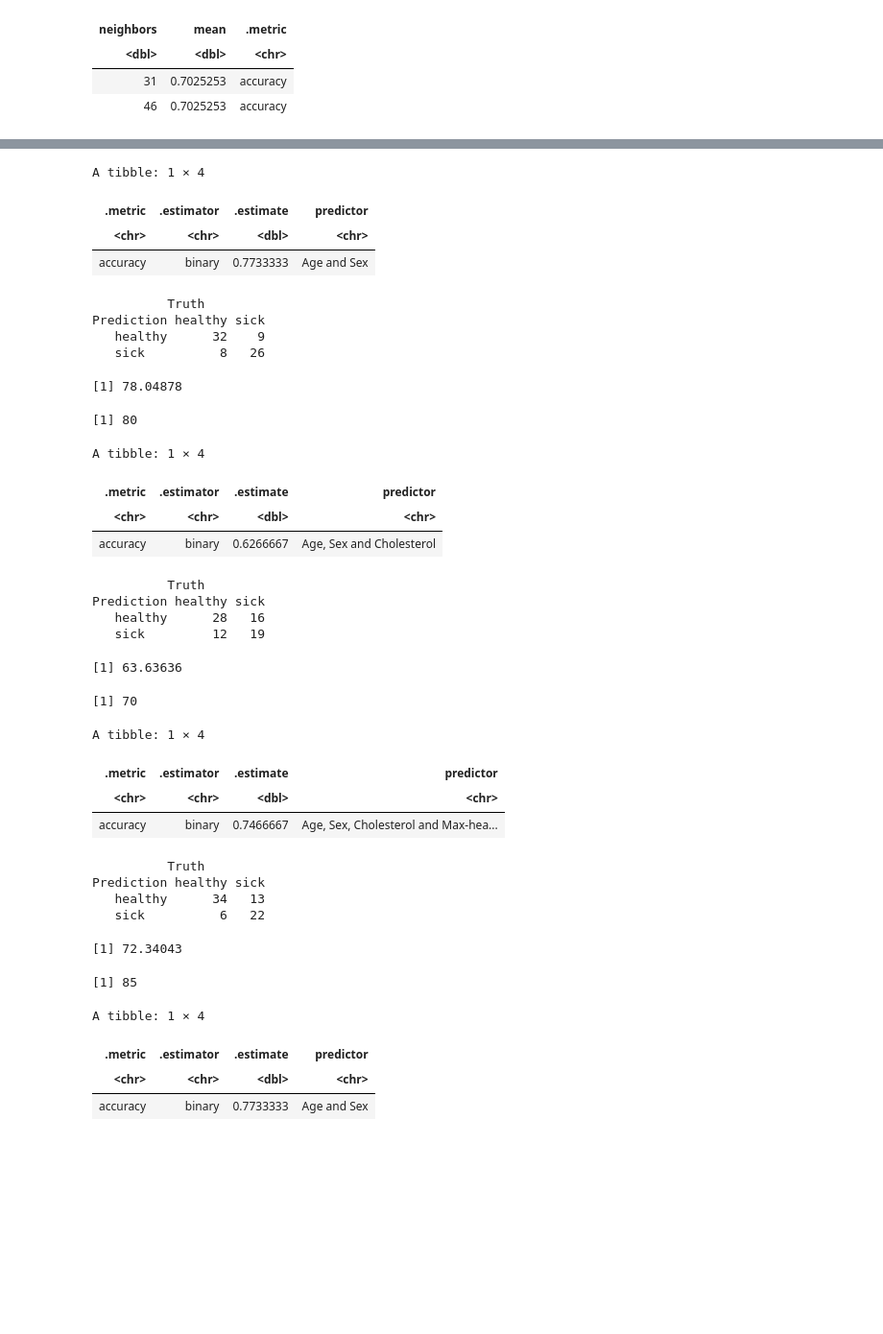
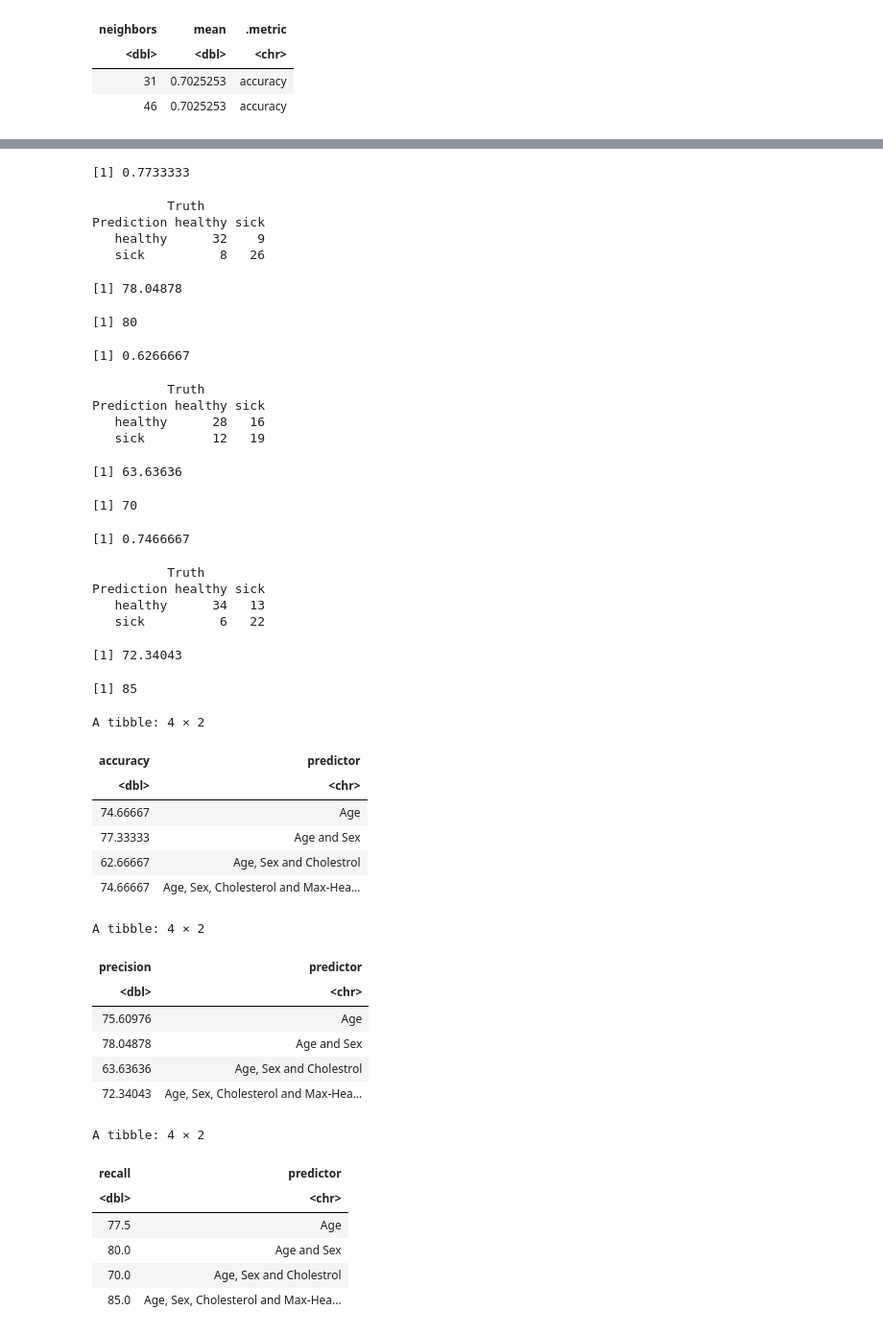
Before and after one commit to Mr-Slope/DSCI-100_Group_Project, a Jupyter notebook: Yash's Work FINAL.ipynb, the cells around one changed output, grey strips where cells are left out. Shown at 96% size. Cells and saved outputs as stored; diff of their text form; code cells hidden in the pictures; blank space fills up the shorter version.

```diff
--- a/Yash's Work FINAL.ipynb
+++ b/Yash's Work FINAL.ipynb
@@ -184,7 +185,8 @@ heart_pred_metrics_age <- heart_pred_age |>
                                 filter(.metric == "accuracy")
 
 accuracy_age <- heart_pred_metrics_age|>
-                    mutate(predictor = c("Age"))
+                    select(.estimate)|>
+                        pull()
 accuracy_age
 
 heart_pred_conf_age <- heart_pred_age |>
@@ -224,7 +223,9 @@ heart_pred_metrics_a_s <- heart_pred_a_s |>
                                 filter(.metric == "accuracy")
 
 accuracy_a_s <- heart_pred_metrics_a_s|>
-                    mutate(predictor = c("Age and Sex"))
+                    select(.estimate)|>
+                        pull()
+
 accuracy_a_s
 
 heart_pred_conf_a_s <- heart_pred_a_s |>
@@ -239,10 +240,7 @@ heart_pred_recall_a_s <- (32/(32+8))*100
 
 heart_pred_recall_a_s
 # %% [output]
-A tibble: 1 × 4
+[1] 0.7733333
-| .metric | .estimator | .estimate | predictor |
-| <chr> | <chr> | <dbl> | <chr> |
-| accuracy | binary | 0.7733333 | Age and Sex |
           Truth
 Prediction healthy sick
    healthy      32    9
@@ -264,7 +262,8 @@ heart_pred_metrics_a_s_c <- heart_pred_a_s_c |>
                                     filter(.metric == "accuracy")
 
 accuracy_a_s_c <- heart_pred_metrics_a_s_c|>
-                    mutate(predictor = c("Age, Sex and Cholesterol"))
+                    select(.estimate)|>
+                        pull()
 accuracy_a_s_c
 
 heart_pred_conf_a_s_c <- heart_pred_a_s_c |>
@@ -279,10 +278,7 @@ heart_pred_recall_a_s_c <- (28/(28+12))*100
 
 heart_pred_recall_a_s_c
 # %% [output]
-A tibble: 1 × 4
+[1] 0.6266667
-| .metric | .estimator | .estimate | predictor |
-| <chr> | <chr> | <dbl> | <chr> |
-| accuracy | binary | 0.6266667 | Age, Sex and Cholesterol |
           Truth
 Prediction healthy sick
    healthy      28   16
@@ -304,7 +300,8 @@ heart_pred_metrics_a_s_c_th <- heart_pred_a_s_c_th |>
                                     filter(.metric == "accuracy")
 
 accuracy_a_s_c_th <- heart_pred_metrics_a_s_c_th|>
-                        mutate(predictor = c("Age, Sex, Cholesterol and Max-heartrate"))
+                        select(.estimate)|>
+                            pull()
 
 accuracy_a_s_c_th
 
@@ -320,10 +317,7 @@ heart_pred_recall_a_s_c_th <- (34/(34+6))*100
 
 heart_pred_recall_a_s_c_th
 # %% [output]
-A tibble: 1 × 4
+[1] 0.7466667
-| .metric | .estimator | .estimate | predictor |
-| <chr> | <chr> | <dbl> | <chr> |
-| accuracy | binary | 0.7466667 | Age, Sex, Cholesterol and Max-hea... |
           Truth
 Prediction healthy sick
    healthy      34   13
@@ -331,11 +325,41 @@ Prediction healthy sick
 [1] 72.34043
 [1] 85
 # %%
-best_accuracy <- bind_rows(accuracy_age, accuracy_a_s, accuracy_a_s_c, accuracy_a_s_c_th)|>
-                    filter(.estimate == max(.estimate))
-best_accuracy
+accuracy_table <- tibble(
+                            accuracy = c(accuracy_age*100, accuracy_a_s*100, accuracy_a_s_c*100, accuracy_a_s_c_th*100),
+                            predictor = c("Age", "Age and Sex", "Age, Sex and Cholestrol", "Age, Sex, Cholesterol and Max-Heartrate"))
+
+accuracy_table
+
+precision_table <- tibble(
+                            precision = c(heart_pred_precision_age, heart_pred_precision_a_s, heart_pred_precision_a_s_c, heart_pred_precision_a_s_c_th),
+                            predictor = c("Age", "Age and Sex", "Age, Sex and Cholestrol", "Age, Sex, Cholesterol and Max-Heartrate"))
+
+precision_table
+
+recall_table <- tibble(
+                        recall = c(heart_pred_recall_age, heart_pred_recall_a_s, heart_pred_recall_a_s_c, heart_pred_recall_a_s_c_th),
+                        predictor = c("Age", "Age and Sex", "Age, Sex and Cholestrol", "Age, Sex, Cholesterol and Max-Heartrate"))
+recall_table
 # %% [output]
-A tibble: 1 × 4
+A tibble: 4 × 2
-| .metric | .estimator | .estimate | predictor |
-| <chr> | <chr> | <dbl> | <chr> |
-| accuracy | binary | 0.7733333 | Age and Sex |
+| accuracy | predictor |
+| <dbl> | <chr> |
+| 74.66667 | Age |
+| 77.33333 | Age and Sex |
+| 62.66667 | Age, Sex and Cholestrol |
+| 74.66667 | Age, Sex, Cholesterol and Max-Hea... |
+A tibble: 4 × 2
+| precision | predictor |
+| <dbl> | <chr> |
+| 75.60976 | Age |
+| 78.04878 | Age and Sex |
+| 63.63636 | Age, Sex and Cholestrol |
+| 72.34043 | Age, Sex, Cholesterol and Max-Hea... |
+A tibble: 4 × 2
+| recall | predictor |
+| <dbl> | <chr> |
+| 77.5 | Age |
+| 80.0 | Age and Sex |
+| 70.0 | Age, Sex and Cholestrol |
+| 85.0 | Age, Sex, Cholesterol and Max-Hea... |
```
Also changed, not shown: parts of 5 cells of this notebook, 1 other file.
